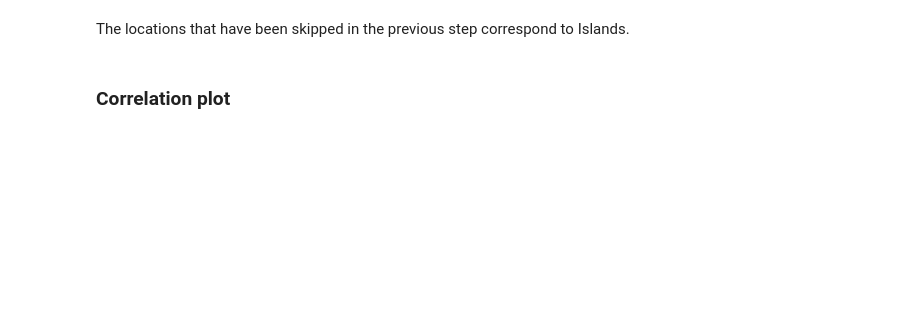
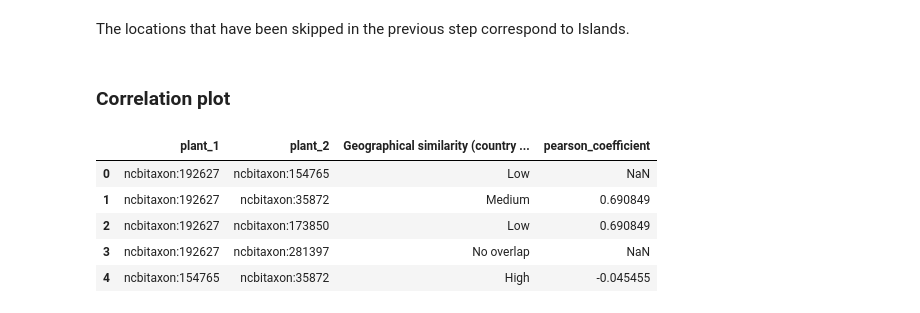
Before and after one commit to enveda/ethnobotany, a Jupyter notebook: notebooks/3_plant_location_plot.ipynb, the cells around one changed output. Drawn from its saved outputs; the diff is of its cells as text; code cells hidden in the pictures; blank space fills up the shorter version.

```diff
--- a/notebooks/3_plant_location_plot.ipynb
+++ b/notebooks/3_plant_location_plot.ipynb
@@ -69,7 +73,7 @@ trefle_df = pd.read_csv(
 # %%
 trefle_df['scientific_name'] = trefle_df['scientific_name'].str.replace('?', '')
 trefle_df['ncbi_ids'] = trefle_df['scientific_name'].map(lambda x: ncbi_ids_trefle[x][0])
-trefle_df = trefle_df[trefle_df['ncbi_ids'].isin(medicinal_plants_lit)]
+trefle_df = trefle_df[trefle_df['ncbi_ids'].isin(medicinal_plants)]
 trefle_df.head(3)
 # %% [output]
 |  | scientific_name | distributions | ncbi_ids |
@@ -84,8 +88,8 @@ geolocation_data = pd.read_csv(
 )
 geolocation_data = geolocation_data[geolocation_data['Country'] != '-']
 # %%
-loc_info = geolocation_data.to_dict()['Country']
-len(loc_info)
+location_info = geolocation_data.to_dict()['Country']
+len(location_info)
 # %% [output]
 308
 # %% [markdown]
@@ -109,0 +113,3 @@ len(plant_loc_data), len(skip)
+# %%
+plant_loc_data, skipped_plants = get_geolocation_dict(trefle_df, location_info)
+len(plant_loc_data), len(skipped_plants)
@@ -123,27 +161,3 @@ def calculate_overlap_coefficient(elements_in_plant_1, elements_in_plant_2):
 # %%
-rows = []
-
-for plant1, plant2, _, coeff in tqdm(literature_pairs_genus.values):
-    if plant1 not in plant_loc_data or plant2 not in plant_loc_data:
-        continue
-
-    loc_plant_1 = plant_loc_data[plant1]
-    loc_plant_2 = plant_loc_data[plant2]
-    overlap_coeff = calculate_overlap_coefficient(loc_plant_1, loc_plant_2)
-
-    if overlap_coeff == 0:
-        overlap_score = 'No overlap'
-    elif overlap_coeff < 0.3:
-        overlap_score = 'Low'
-    elif 0.3 < overlap_coeff < 0.6:
-        overlap_score = 'Medium'
-    else:
-        overlap_score = 'High'
-
-    rows.append({
-        'plant_1': plant1,
-        'plant_2': plant2,
-        'Geographical similarity (country overlap)': overlap_score,
-        'pearson_coefficient': coeff,
-    })
+literature_merged = get_graph_df(literature_pairs_genus)
 # %%
@@ -150,0 +165,9 @@ merged_df = pd.DataFrame(rows)
+# %%
+literature_merged.head()
+# %% [output]
+|  | plant_1 | plant_2 | Geographical similarity (country ... | pearson_coefficient |
+| 0 | ncbitaxon:192627 | ncbitaxon:154765 | Low | NaN |
+| 1 | ncbitaxon:192627 | ncbitaxon:35872 | Medium | 0.690849 |
+| 2 | ncbitaxon:192627 | ncbitaxon:173850 | Low | 0.690849 |
+| 3 | ncbitaxon:192627 | ncbitaxon:281397 | No overlap | NaN |
+| 4 | ncbitaxon:154765 | ncbitaxon:35872 | High | -0.045455 |
```
Also changed, not shown: parts of 16 cells of this notebook.
